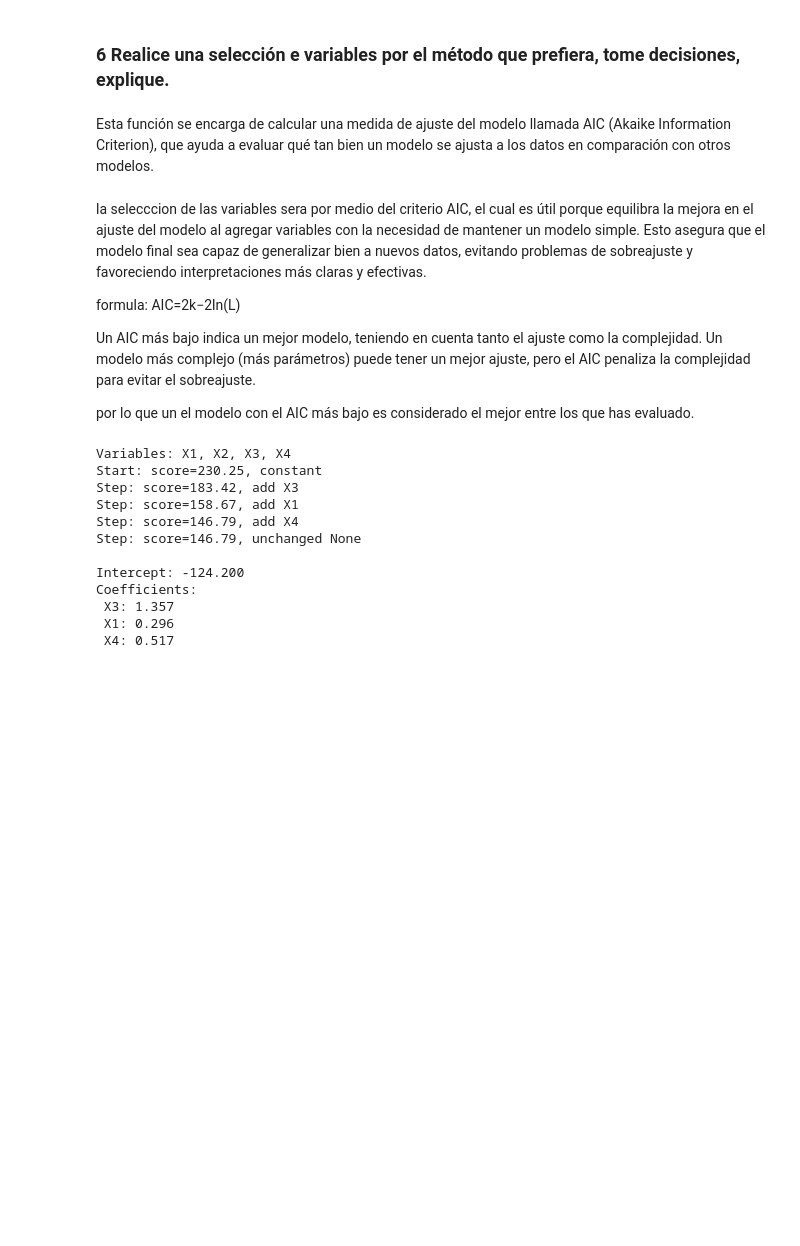
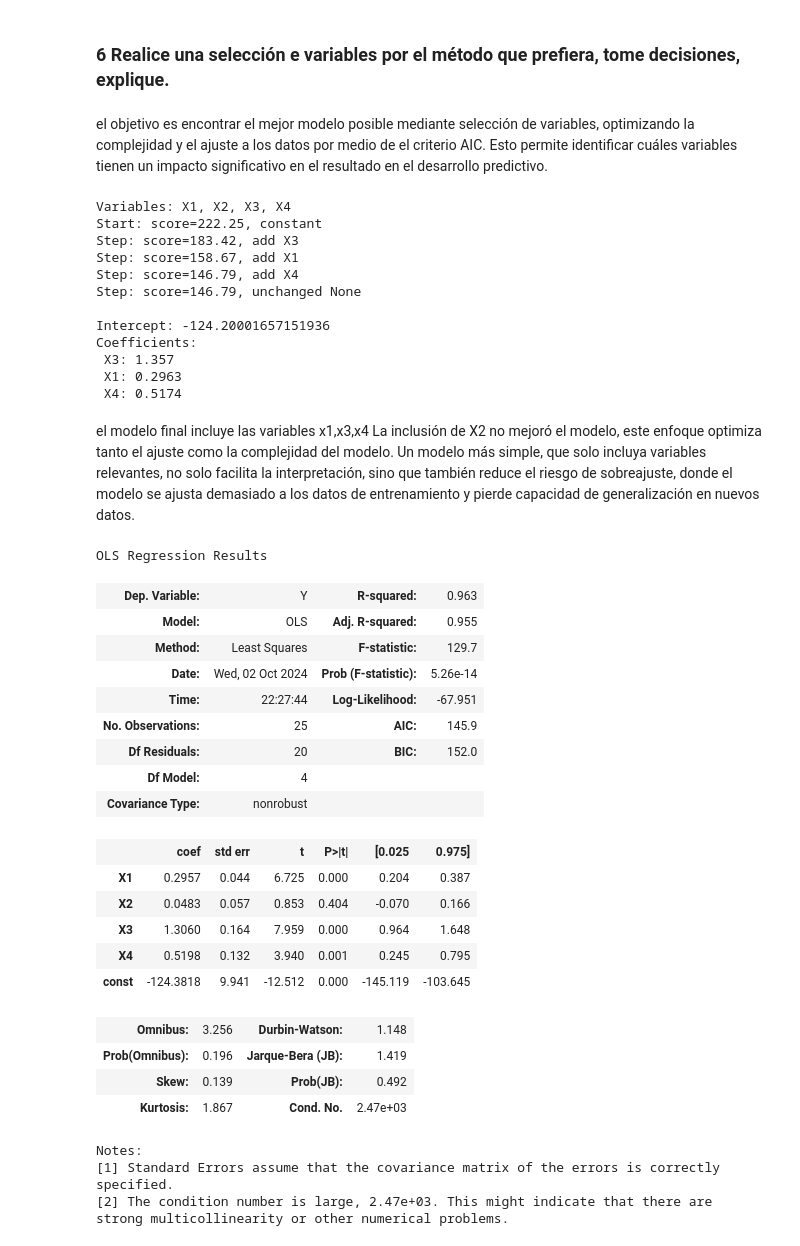
Before and after one commit to Andres-Fonseca/estadistica, a Jupyter notebook: estadistica_3.ipynb, the cells around one changed output. Saved outputs shown, nothing was run; the diff lists cells and outputs as text; code cells hidden in the pictures; blank space fills up the shorter version.

```diff
--- a/estadistica_3.ipynb
+++ b/estadistica_3.ipynb
@@ -224,24 +348,18 @@ La evidencia sugiere que centrarse en mejorar o entender mejor X1, X3 y X4 podr
 # %% [markdown]
 ### 6 Realice una selección e variables por el método que prefiera, tome decisiones, explique.
-# %% [markdown]
-Esta función se encarga de calcular una medida de ajuste del modelo llamada AIC (Akaike Information Criterion), que ayuda a evaluar qué tan bien un modelo se ajusta a los datos en comparación con otros modelos.
-# %% [markdown]
-la selecccion de las variables sera por medio del criterio AIC, el cual  es útil porque equilibra la mejora en el ajuste del modelo al agregar variables con la necesidad de mantener un modelo simple. Esto asegura que el modelo final sea capaz de generalizar bien a nuevos datos, evitando problemas de sobreajuste y favoreciendo interpretaciones más claras y efectivas.
-
-formula: AIC=2k−2ln(L)
-
-Un AIC más bajo indica un mejor modelo, teniendo en cuenta tanto el ajuste como la complejidad. Un modelo más complejo (más parámetros) puede tener un mejor ajuste, pero el AIC penaliza la complejidad para evitar el sobreajuste.
-
-por lo que un el modelo con el AIC más bajo es considerado el mejor entre los que has evaluado.
+# %% [markdown]
+el objetivo es encontrar el mejor modelo posible mediante selección de variables, optimizando la complejidad y el ajuste a los datos por medio de el criterio AIC. Esto permite identificar cuáles variables tienen un impacto significativo en el resultado en el desarrollo predictivo.
 # %%
 from sklearn.linear_model import LinearRegression
 
-# Definir la variable dependiente
+#  variable dependiente o a predecir
 y = df[outcome]
 
-# Definir las variables independientes
+# variables independientes
 variables = ['X1', 'X2', 'X3', 'X4']
 
+
+# se crea una funcion donde esta almacenado el modelo de regresion lineal
 def train_model(variables):
     if len(variables) == 0:
         return None
@@ -249,31 +367,67 @@ def train_model(variables):
     model.fit(df[variables], y)  # Ajustar el modelo con las variables X1, X2, X3, X4
     return model
 
+# se Calcula el AIC usando las predicciones del modelo
 def score_model(model, variables):
     if len(variables) == 0:
-        return AIC_score(y, [y.mean()] * len(y), model, df=5)
-    return AIC_score(y, model.predict(df[variables]), model)  # Calcular el AIC usando las predicciones del modelo
+        return AIC_score(y, [y.mean()] * len(y), model, df=1)
+    return AIC_score(y, model.predict(df[variables]), model)
+
 
 # Aquí se pasan las variables específicas para la selección
+# penalizando la complejidad del modelo para evitar el sobreajuste
+# utilizando la funcion stepwise_selection de la libreria dmba se seleciona las mejores varuables
 best_model, best_variables = stepwise_selection(variables, train_model, score_model,
                                                 verbose=True)
 
 # Imprimir resultados
 print()
-print(f'Intercept: {best_model.intercept_:.3f}')
+print(f'Intercept: {best_model.intercept_}')
 print('Coefficients:')
 for name, coef in zip(best_variables, best_model.coef_):
-    print(f' {name}: {coef:.3f}')
+    print(f' {name}: {round(coef,4)}')
 # %% [output]
 Variables: X1, X2, X3, X4
-Start: score=230.25, constant
+Start: score=222.25, constant
 Step: score=183.42, add X3
 Step: score=158.67, add X1
 Step: score=146.79, add X4
 Step: score=146.79, unchanged None
 
-Intercept: -124.200
+Intercept: -124.20001657151936
 Coefficients:
  X3: 1.357
- X1: 0.296
- X4: 0.517
+ X1: 0.2963
+ X4: 0.5174
+# %% [markdown]
+el modelo final incluye las variables x1,x3,x4 La inclusión de X2 no mejoró el modelo, este enfoque optimiza tanto el ajuste como la complejidad del modelo. Un modelo más simple, que solo incluya variables relevantes, no solo facilita la interpretación, sino que también reduce el riesgo de sobreajuste, donde el modelo se ajusta demasiado a los datos de entrenamiento y pierde capacidad de generalización en nuevos datos.
+# %%
+outcome='Y'
+modelo=sm.OLS(df[outcome],df[['X1','X2','X3','X4']].assign(const=1))
+resultado_1=modelo.fit()
+resultado_1.summary()
+# %% [output]
+OLS Regression Results
+| Dep. Variable: | Y | R-squared: | 0.963 |
+| Model: | OLS | Adj. R-squared: | 0.955 |
+| Method: | Least Squares | F-statistic: | 129.7 |
+| Date: | Wed, 02 Oct 2024 | Prob (F-statistic): | 5.26e-14 |
+| Time: | 22:27:44 | Log-Likelihood: | -67.951 |
+| No. Observations: | 25 | AIC: | 145.9 |
+| Df Residuals: | 20 | BIC: | 152.0 |
+| Df Model: | 4 |  |  |
+| Covariance Type: | nonrobust |  |  |
+|  | coef | std err | t | P>|t| | [0.025 | 0.975] |
+| X1 | 0.2957 | 0.044 | 6.725 | 0.000 | 0.204 | 0.387 |
+| X2 | 0.0483 | 0.057 | 0.853 | 0.404 | -0.070 | 0.166 |
+| X3 | 1.3060 | 0.164 | 7.959 | 0.000 | 0.964 | 1.648 |
+| X4 | 0.5198 | 0.132 | 3.940 | 0.001 | 0.245 | 0.795 |
+| const | -124.3818 | 9.941 | -12.512 | 0.000 | -145.119 | -103.645 |
+| Omnibus: | 3.256 | Durbin-Watson: | 1.148 |
+| Prob(Omnibus): | 0.196 | Jarque-Bera (JB): | 1.419 |
+| Skew: | 0.139 | Prob(JB): | 0.492 |
+| Kurtosis: | 1.867 | Cond. No. | 2.47e+03 |
+Notes:
+[1] Standard Errors assume that the covariance matrix of the errors is correctly specified.
+[2] The condition number is large, 2.47e+03. This might indicate that there are
+strong multicollinearity or other numerical problems.
```
Also changed, not shown: parts of 34 cells of this notebook.
